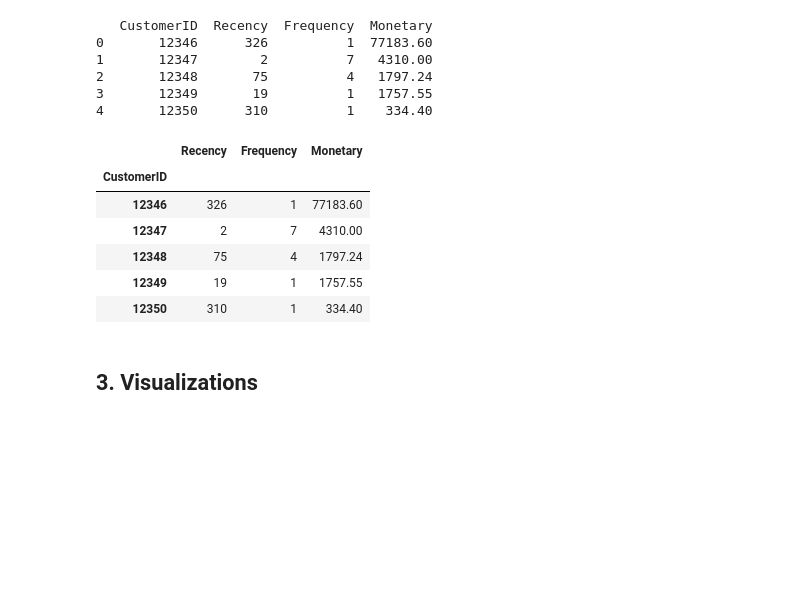
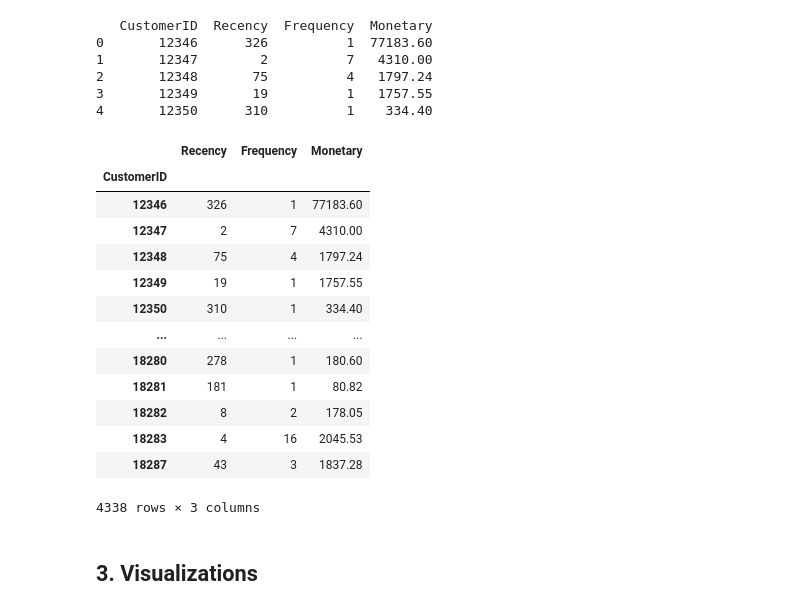
Before and after one commit to angeljayakumar/online-retail-analysis, a Jupyter notebook: notebooks/customer-behaviour.ipynb, the cells around one changed output. Drawn from its saved outputs; the diff is of its cells as text; code cells hidden in the pictures; blank space fills up the shorter version.

```diff
--- a/notebooks/customer-behaviour.ipynb
+++ b/notebooks/customer-behaviour.ipynb
@@ -207,30 +198,37 @@ print(rfm.head())
 # %%
 #To keep your RFM metrics organized, it’s best to create a separate rfm DataFrame:
 
 # Create RFM table
 rfm = df.groupby('CustomerID').agg({
     'InvoiceDate': lambda x: (snapshot_date - x.max()).days,
     'InvoiceNo': 'nunique',
     'TotalPrice': 'sum'
 })
 
 # Rename columns
 rfm.rename(columns={
     'InvoiceDate': 'Recency',
     'InvoiceNo': 'Frequency',
     'TotalPrice': 'Monetary'
 }, inplace=True)
 
 # Preview
-rfm.head()
+rfm
 # %% [output]
 |  | Recency | Frequency | Monetary |
 | CustomerID |  |  |  |
 | 12346 | 326 | 1 | 77183.60 |
 | 12347 | 2 | 7 | 4310.00 |
 | 12348 | 75 | 4 | 1797.24 |
 | 12349 | 19 | 1 | 1757.55 |
 | 12350 | 310 | 1 | 334.40 |
+| ... | ... | ... | ... |
+| 18280 | 278 | 1 | 180.60 |
+| 18281 | 181 | 1 | 80.82 |
+| 18282 | 8 | 2 | 178.05 |
+| 18283 | 4 | 16 | 2045.53 |
+| 18287 | 43 | 3 | 1837.28 |
+4338 rows × 3 columns
 # %% [markdown]
 ## 3. Visualizations
 # %% [markdown]
```
Also changed, not shown: parts of 7 cells of this notebook, 2 other files.
